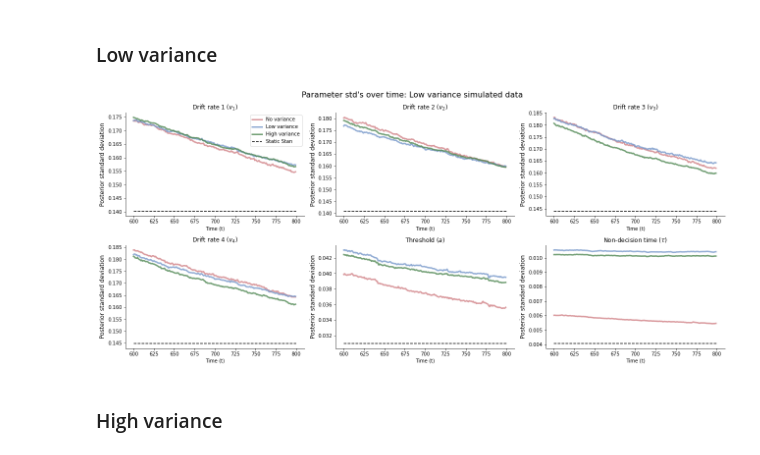
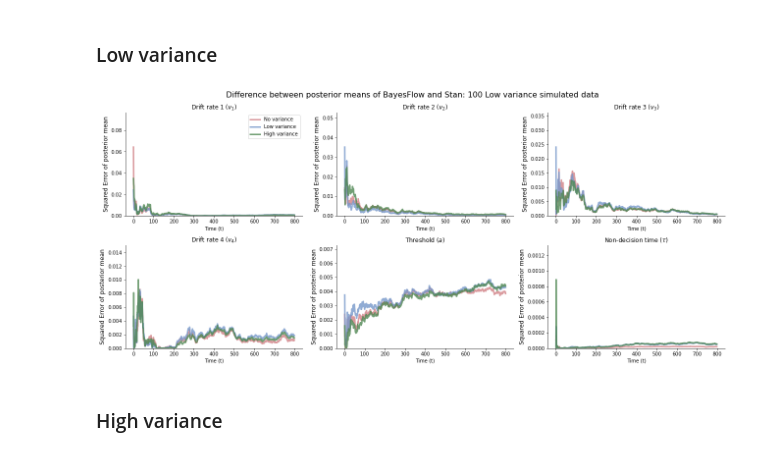
Before and after one commit to LuSchumacher/dynamic_models, a Jupyter notebook: notebooks/truly_dynamic_modeling.ipynb, the cells around one changed output. Drawn from its saved outputs; the diff is of its cells as text; code cells hidden in the pictures.

```diff
--- a/notebooks/truly_dynamic_modeling.ipynb
+++ b/notebooks/truly_dynamic_modeling.ipynb
@@ -542,7 +625,9 @@ stan_post_samples = sim['stan_post_samples']
 # %%
-plot_post_sd(stan_post_samples, sim_data, 200, 1)
+plot_post_sd(stan_post_samples, bf_post_no_var, bf_post_low_var, bf_post_high_var, 800, 1)
-# %% [output]
-[figure, removed]
+# %%
+plot_post_mean_error(stan_post_samples, bf_post_no_var, bf_post_low_var, bf_post_high_var, 1)
+# %% [output]
+[figure, added]
 # %% [markdown]
 ### High variance
 # %%
```
Also changed, not shown: parts of 10 cells of this notebook.
